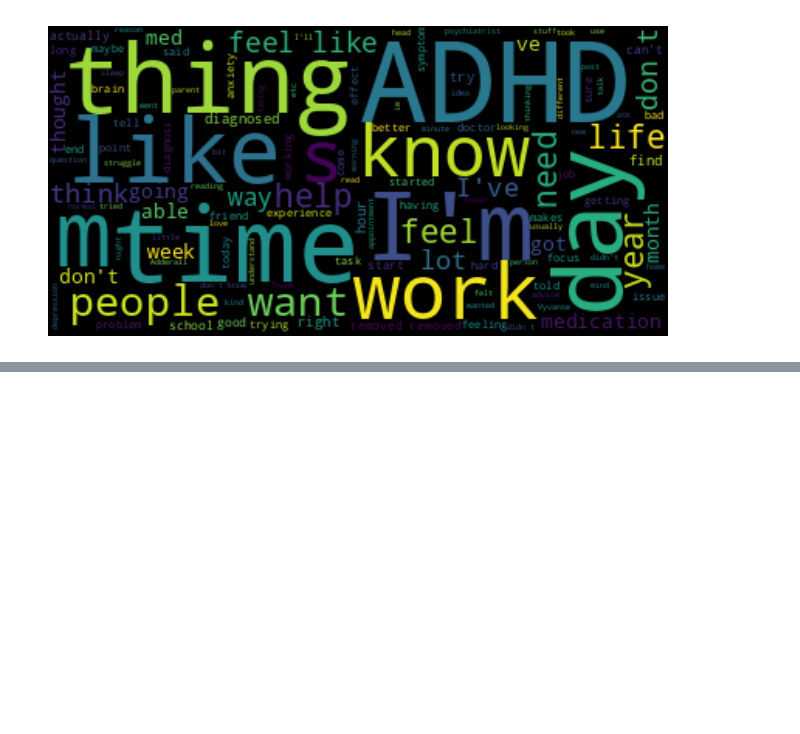
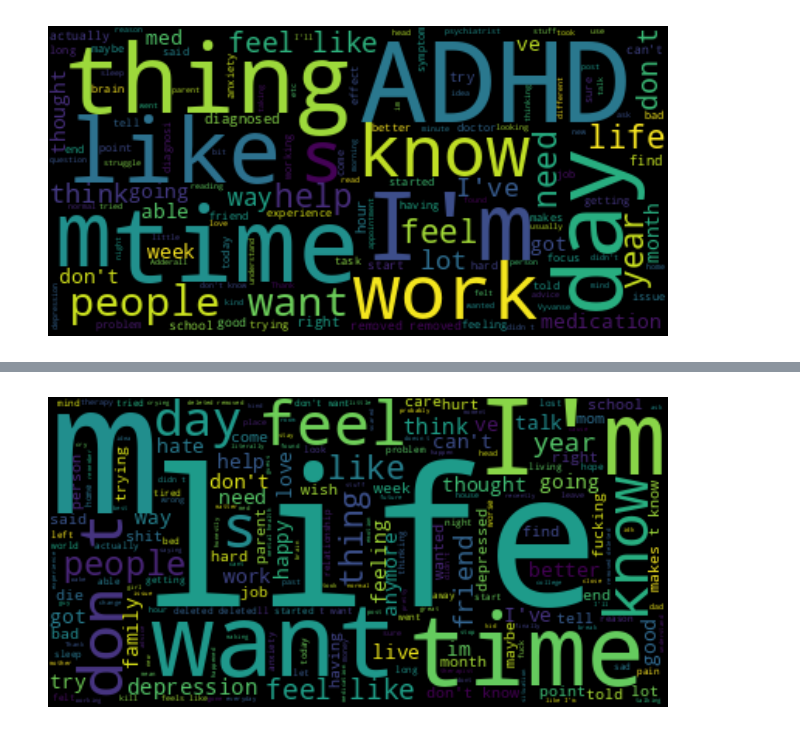
Before and after one commit to Frorozcoloa/neuromatch_team_2, a Jupyter notebook: 0-1-analisys_data.ipynb, the cells around one changed output, grey strips where cells are left out. Saved outputs shown, nothing was run; the diff lists cells and outputs as text; code cells hidden in the pictures; blank space fills up the shorter version.

```diff
--- a/0-1-analisys_data.ipynb
+++ b/0-1-analisys_data.ipynb
@@ -132,0 +137,4 @@ plot_body("ADHD")
+# %%
+plot_body("depression")
+# %% [output]
+[figure, added]
```
Also changed, not shown: parts of 11 cells of this notebook.
